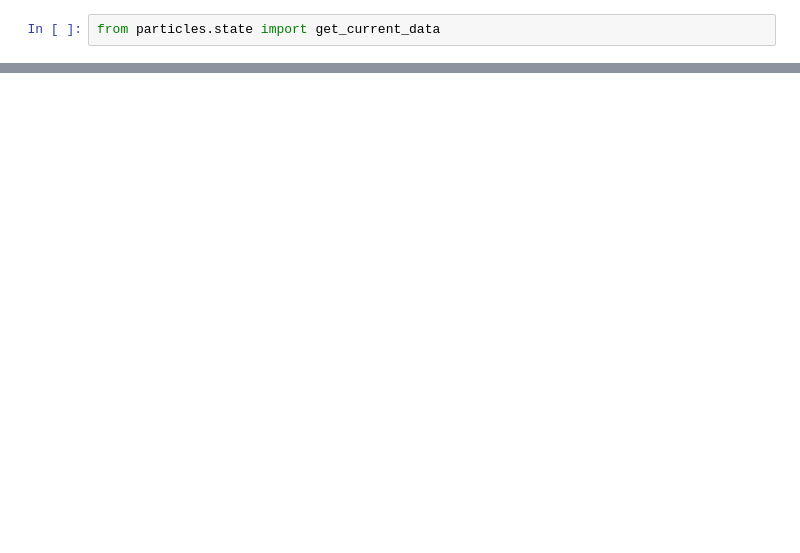
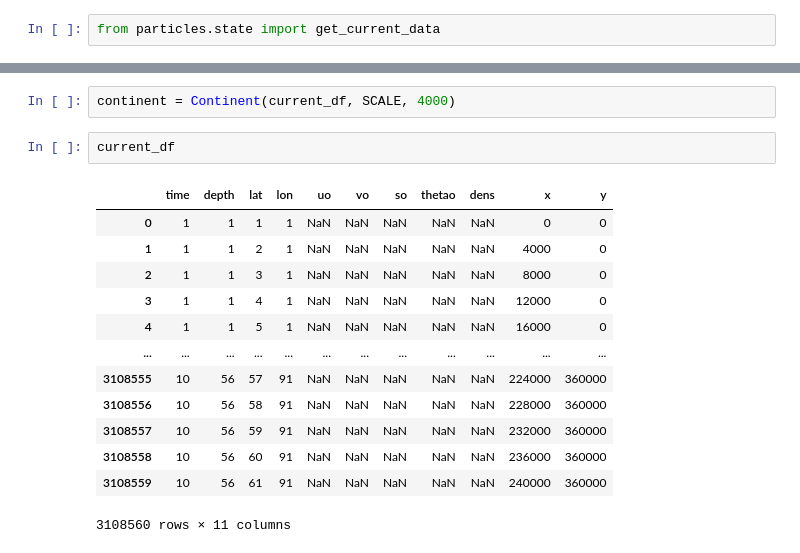
Before and after one commit to EtsuNDmA/particles_advanced, a Jupyter notebook: main.ipynb, the cells around one changed output, grey strips where cells are left out. Cells and saved outputs as stored; diff of their text form; blank space fills up the shorter version.

```diff
--- a/main.ipynb
+++ b/main.ipynb
@@ -64,0 +57,18 @@ for interior in continent.interiors:
+# %%
+continent = Continent(current_df, SCALE, 4000)
+# %%
+current_df
+# %% [output]
+|  | time | depth | lat | lon | uo | vo | so | thetao | dens | x | y |
+| 0 | 1 | 1 | 1 | 1 | NaN | NaN | NaN | NaN | NaN | 0 | 0 |
+| 1 | 1 | 1 | 2 | 1 | NaN | NaN | NaN | NaN | NaN | 4000 | 0 |
+| 2 | 1 | 1 | 3 | 1 | NaN | NaN | NaN | NaN | NaN | 8000 | 0 |
+| 3 | 1 | 1 | 4 | 1 | NaN | NaN | NaN | NaN | NaN | 12000 | 0 |
+| 4 | 1 | 1 | 5 | 1 | NaN | NaN | NaN | NaN | NaN | 16000 | 0 |
+| ... | ... | ... | ... | ... | ... | ... | ... | ... | ... | ... | ... |
+| 3108555 | 10 | 56 | 57 | 91 | NaN | NaN | NaN | NaN | NaN | 224000 | 360000 |
+| 3108556 | 10 | 56 | 58 | 91 | NaN | NaN | NaN | NaN | NaN | 228000 | 360000 |
+| 3108557 | 10 | 56 | 59 | 91 | NaN | NaN | NaN | NaN | NaN | 232000 | 360000 |
+| 3108558 | 10 | 56 | 60 | 91 | NaN | NaN | NaN | NaN | NaN | 236000 | 360000 |
+| 3108559 | 10 | 56 | 61 | 91 | NaN | NaN | NaN | NaN | NaN | 240000 | 360000 |
+3108560 rows × 11 columns
```
Also changed, not shown: parts of 11 cells of this notebook, 5 other files.
